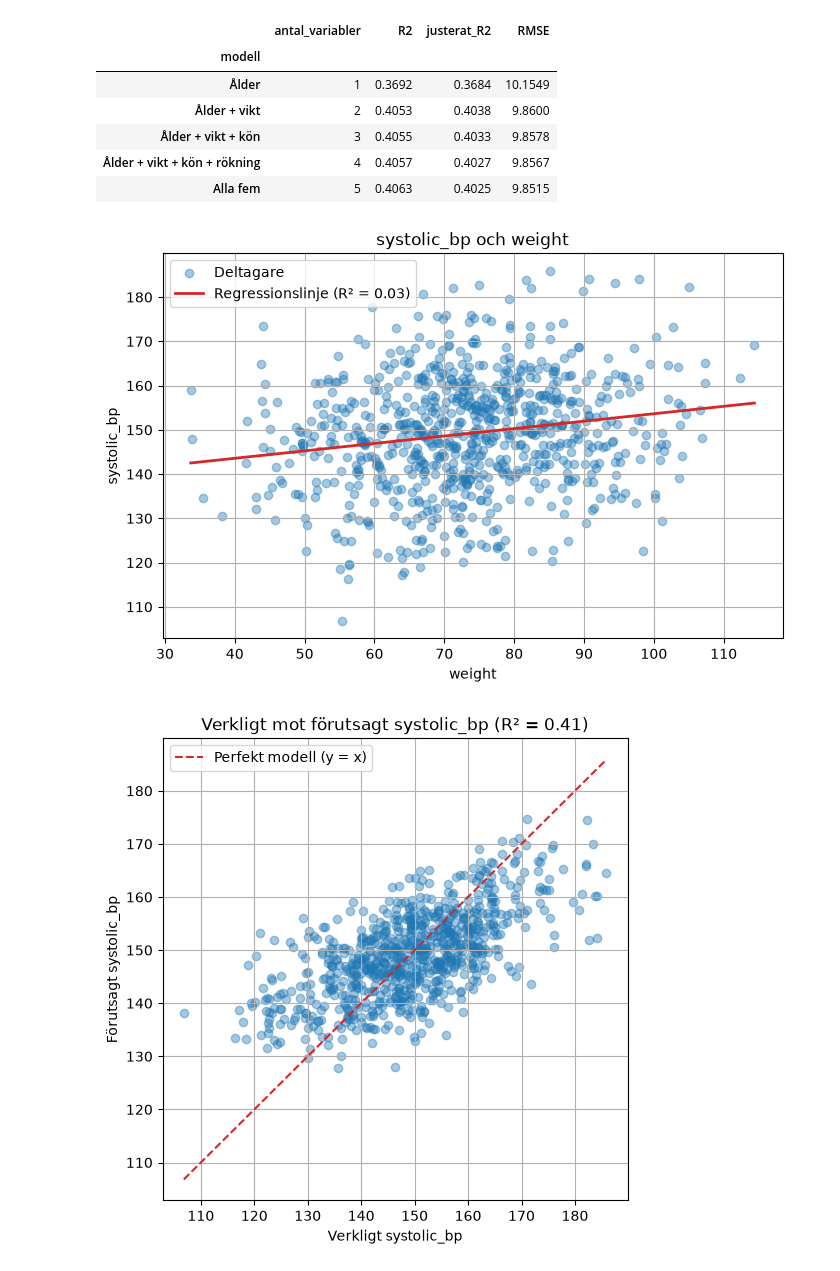
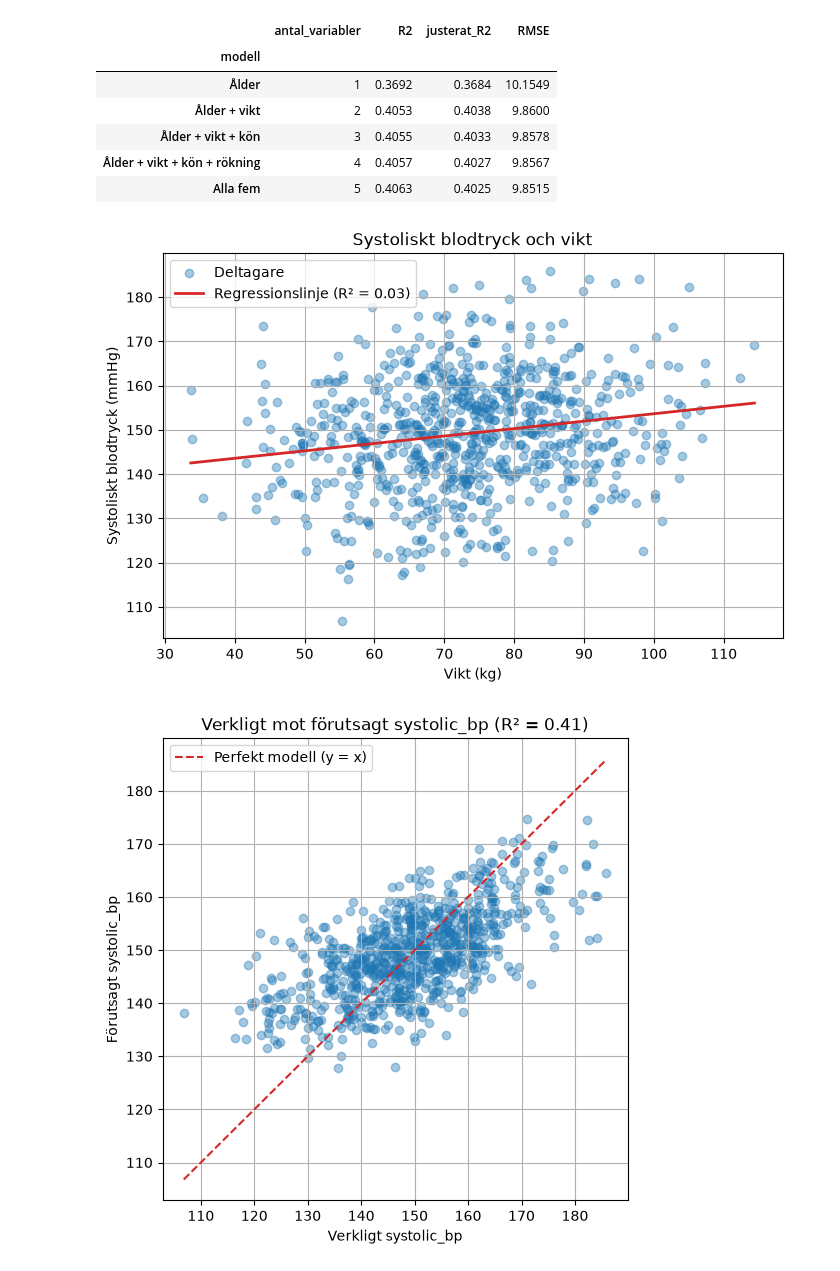
Before and after one commit to roshima-fernando/halsostudie---examuppgift, a Jupyter notebook: health_study.ipynb, the cells around one changed output. Saved outputs shown, nothing was run; the diff lists cells and outputs as text; code cells hidden in the pictures.

```diff
--- a/health_study.ipynb
+++ b/health_study.ipynb
@@ -662,10 +659,13 @@ analyzer.compare_models(models)
 | Ålder + vikt + kön + rökning | 4 | 0.4057 | 0.4027 | 9.8567 |
 | Alla fem | 5 | 0.4063 | 0.4025 | 9.8515 |
 # %%
-analyzer.plot_regression("weight")
+ax = analyzer.plot_regression("weight")
+ax.set_title("Systoliskt blodtryck och vikt")
+ax.set_xlabel("Vikt (kg)")
+ax.set_ylabel("Systoliskt blodtryck (mmHg)")
 plt.show()
 # %% [output]
-[figure, old version]
+[figure, new version]
 # %%
 analyzer.plot_predicted_vs_actual(["age", "weight"])
 plt.show()
```
Also changed, not shown: parts of 1 cell of this notebook.
